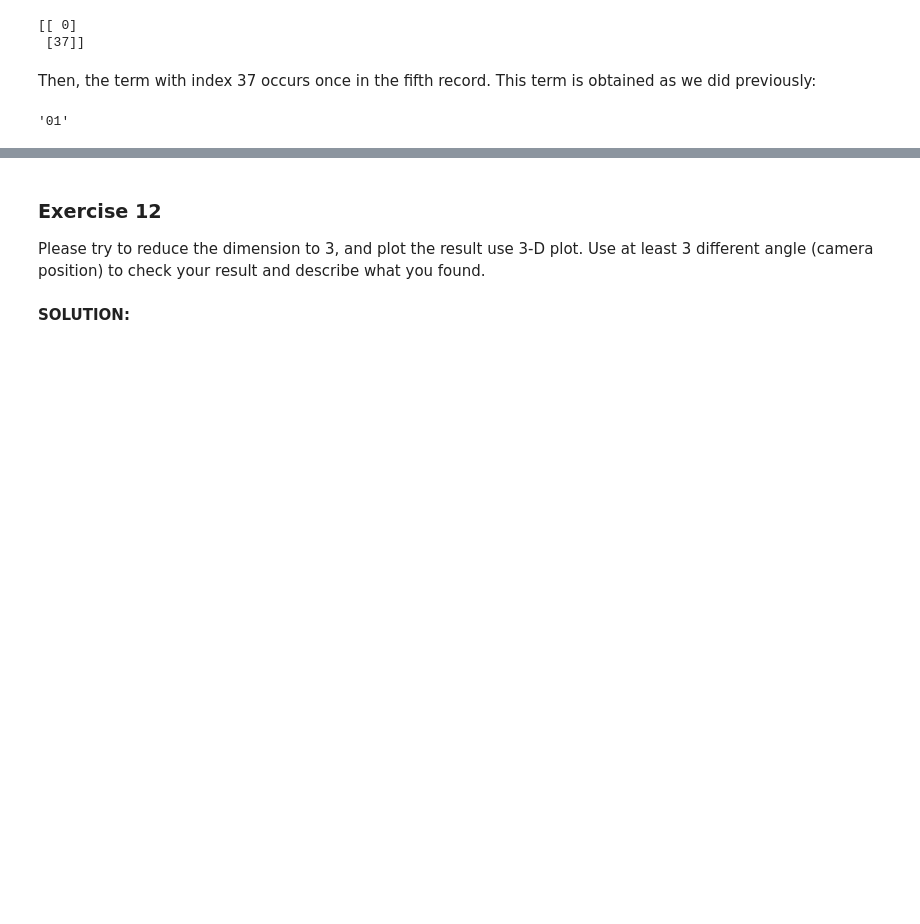
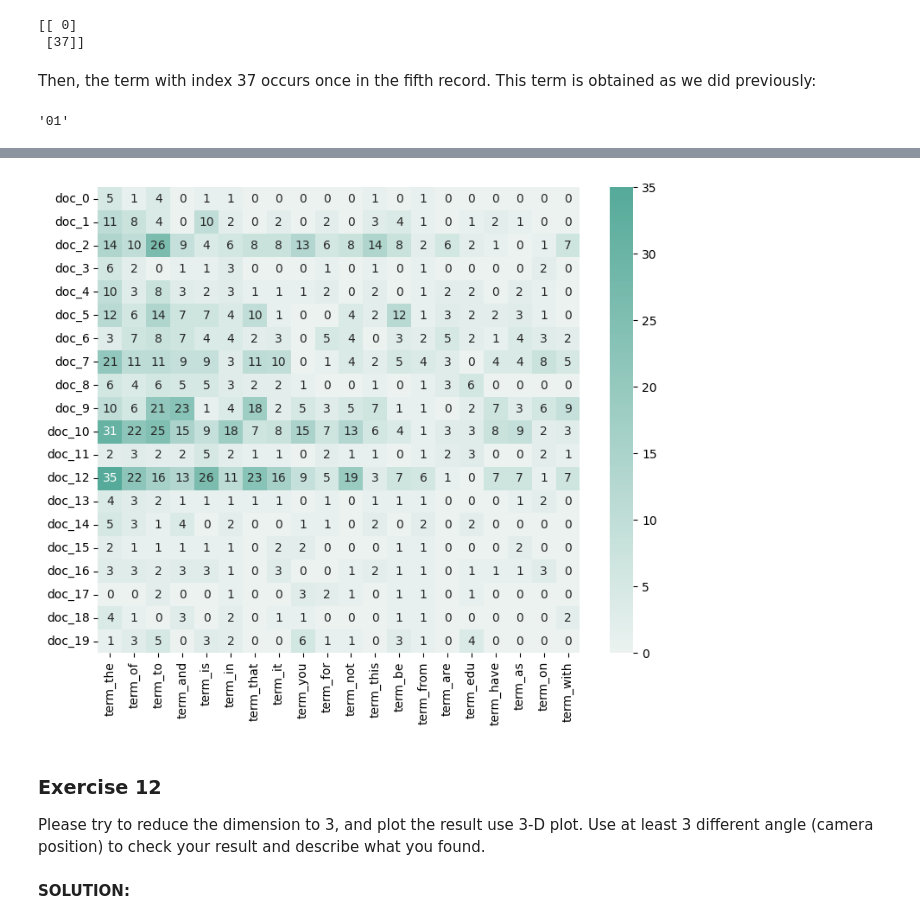
Before and after one commit to vlopez0392/DM2023-Lab1-Fork, a Jupyter notebook: Homework/DM2023_Lab1_Homework.ipynb, the cells around one changed output, grey strips where cells are left out. Drawn from its saved outputs; the diff is of its cells as text; code cells hidden in the pictures; blank space fills up the shorter version.

```diff
--- a/Homework/DM2023_Lab1_Homework.ipynb
+++ b/Homework/DM2023_Lab1_Homework.ipynb
@@ -237,0 +243,11 @@ count_vect.get_feature_names_out()[37]
+# %%
+import seaborn as sns
+term_freq = np.flip(np.sort(np.asarray(X_counts.sum(axis=0))));
+term_freq_idx = np.flip(np.argsort(np.asarray(X_counts.sum(axis=0)[0])));
+
+k = 20; ##Parameter to control the number of terms we wish to visualize in our graph
+x_count = pd.Series(count_vect.get_feature_names_out()).iloc[term_freq_idx[0][0:k]];
+y_freq =  pd.Series(term_freq[0][:]).iloc[0:k];
+x_count = x_count.array
+
+term_freq_idx[0:k]
@@ -237,0 +256,3 @@ count_vect.get_feature_names_out()[37]
+# %%
+plot_x = ["term_"+str(i) for i in x_count]
+print(plot_x)
@@ -237,0 +261,5 @@ count_vect.get_feature_names_out()[37]
+# %%
+start = 0;
+end = start + k
+plot_y = ["doc_"+ str(i) for i in list(X.index)[start:end]]
+print(plot_y)
@@ -237,0 +268,7 @@ count_vect.get_feature_names_out()[37]
+# %%
+##Plot the new document matrix
+plot_z = X_counts.toarray()[start:end] #X_counts[how many documents, how many terms]
+filter_indices = pd.Series(term_freq_idx[0][:]).iloc[0:k].values;
+plot_z = np.take(plot_z, filter_indices, axis = 1)
+df_todraw = pd.DataFrame(plot_z, columns = plot_x, index = plot_y)
+display(df_todraw)
@@ -238,3 +318,13 @@ count_vect.get_feature_names_out()[37]
+# %%
+vmin = 0;
+vmax = np.max(plot_z)
+plt.subplots(figsize=(9, 7))
+colormap = sns.color_palette("light:#5A9", as_cmap=True)
+ax = sns.heatmap(df_todraw,
+                 cmap=colormap,
+                 vmin=0, vmax=vmax, annot=True)
+# %% [output]
+[figure, added]
 # %% [markdown]
 ### **Exercise 12**
 
```
Also changed, not shown: parts of 23 cells of this notebook, 2 other files.
